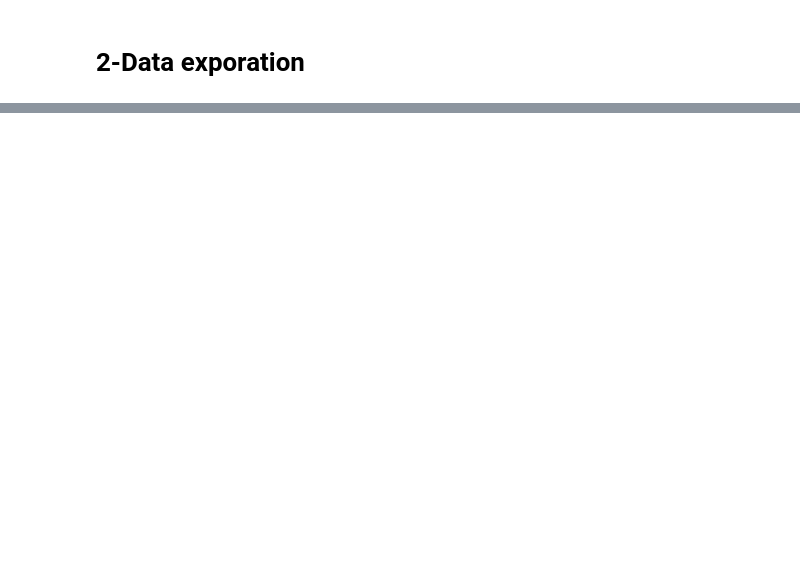
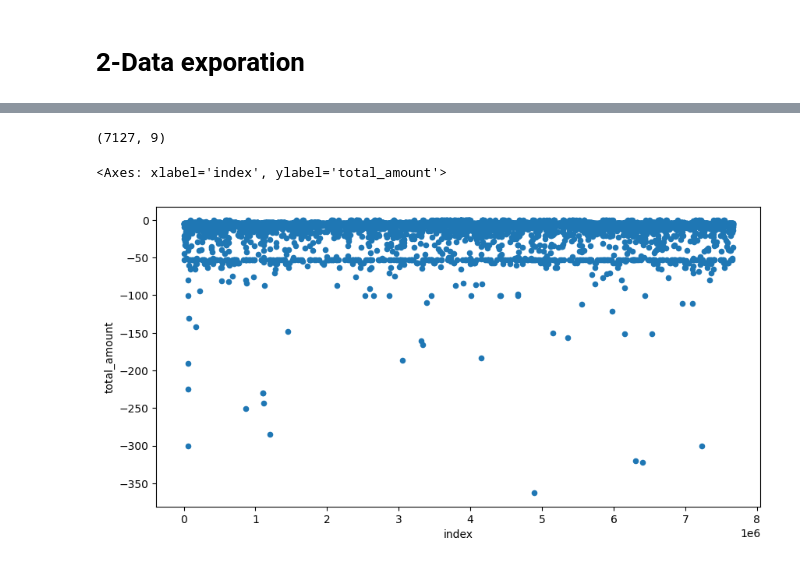
Before and after one commit to ebraheem002/nyc-taxi, a Jupyter notebook: presentable nootebook.ipynb, the cells around one changed output, grey strips where cells are left out. Cells and saved outputs as stored; diff of their text form; code cells hidden in the pictures; blank space fills up the shorter version.

```diff
--- a/presentable nootebook.ipynb
+++ b/presentable nootebook.ipynb
@@ -38,5 +89,9 @@ taxi_db['RatecodeID'].value_counts()
 # %%
 print(taxi_db[taxi_db['total_amount']<0].shape)
-#taxi_db[taxi_db['total_amount']<0].reset_index().plot(figsize=(10,5) ,kind='scatter', y='total_amount', x='index')
+taxi_db[taxi_db['total_amount']<0].reset_index().plot(figsize=(10,5) ,kind='scatter', y='total_amount', x='index')
+# %% [output]
+(7127, 9)
+<Axes: xlabel='index', ylabel='total_amount'>
+[figure, added]
 # %%
 taxi_db[taxi_db['total_amount']<0].head()
```
Also changed, not shown: parts of 26 cells of this notebook.
